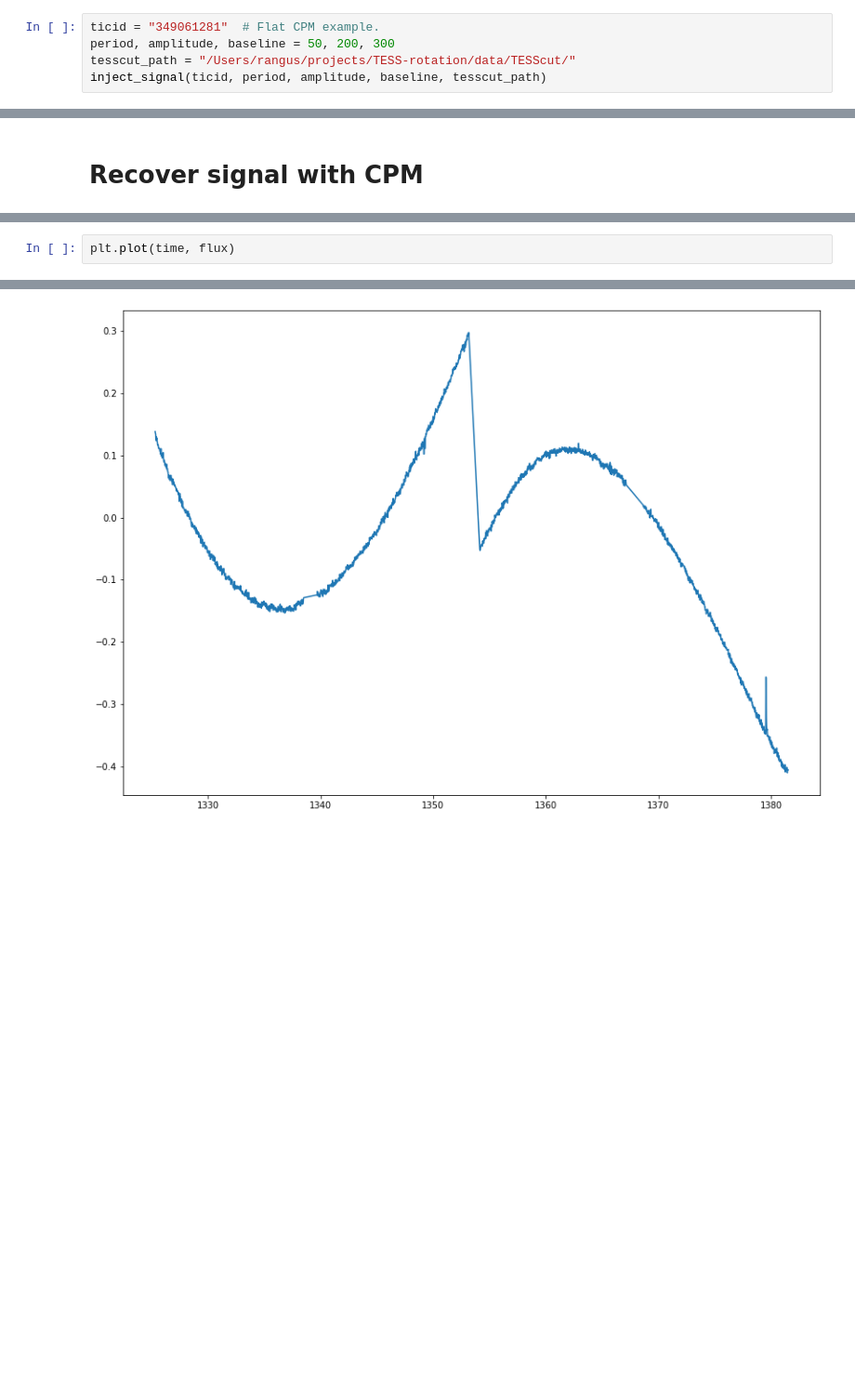
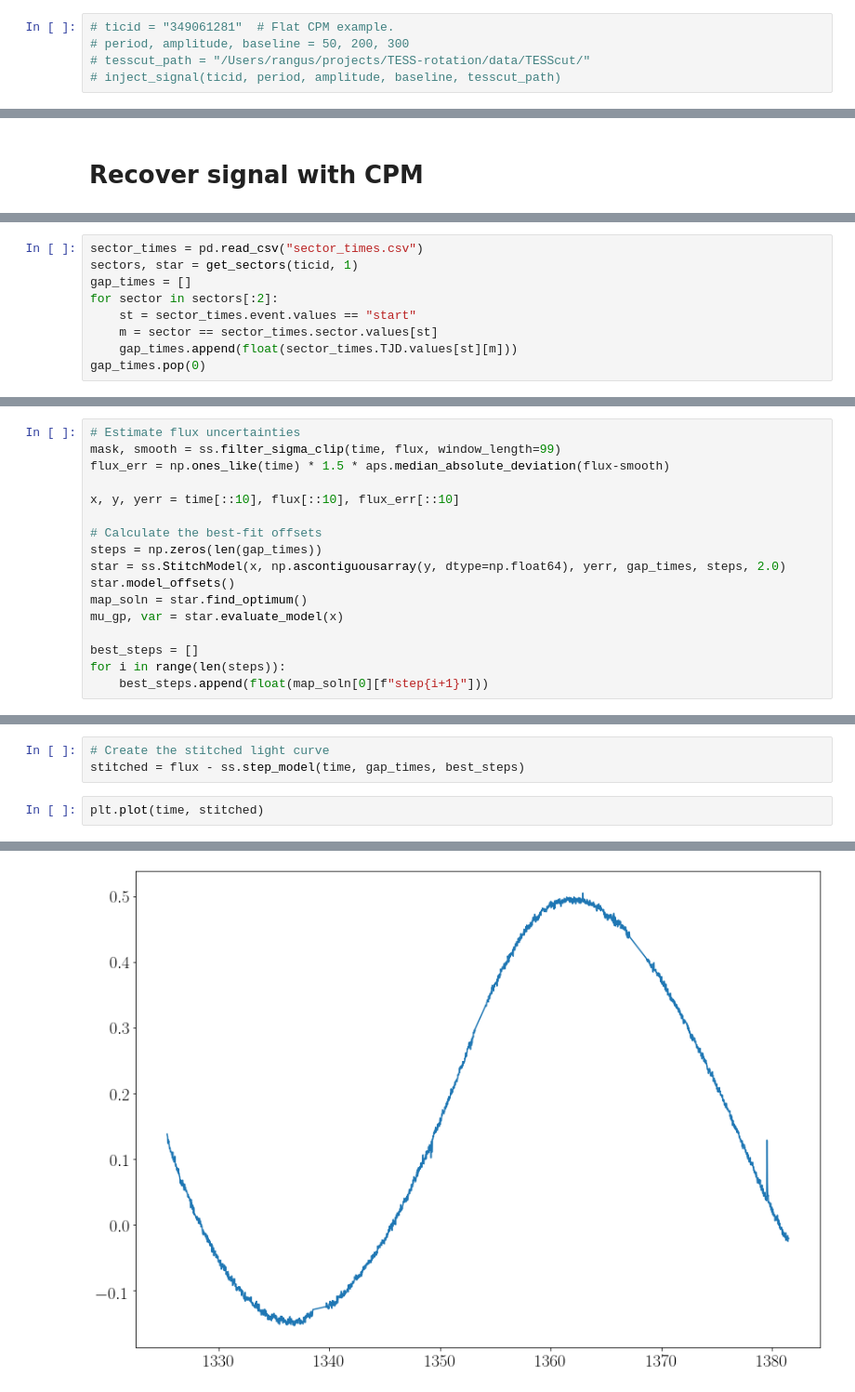
Before and after one commit to RuthAngus/TESS-rotation, a Jupyter notebook: code/notebooks/Injection_tests.ipynb, the cells around one changed output, grey strips where cells are left out. Shown at 93% size. Saved outputs shown, nothing was run; the diff lists cells and outputs as text; blank space fills up the shorter version.

Commit message:
adding stitching

```diff
--- a/code/notebooks/Injection_tests.ipynb
+++ b/code/notebooks/Injection_tests.ipynb
@@ -251,7 +258,7 @@ def inject_one_sector(ticid, sector, period, amplitude, baseline, sec, camera, c
     hdul.writeto(injection_filename)
     hdul.close()
 # %%
-ticid = "349061281"  # Flat CPM example.
-period, amplitude, baseline = 50, 200, 300
-tesscut_path = "/Users/rangus/projects/TESS-rotation/data/TESScut/"
-inject_signal(ticid, period, amplitude, baseline, tesscut_path)
+# ticid = "349061281"  # Flat CPM example.
+# period, amplitude, baseline = 50, 200, 300
+# tesscut_path = "/Users/rangus/projects/TESS-rotation/data/TESScut/"
+# inject_signal(ticid, period, amplitude, baseline, tesscut_path)
@@ -399,0 +367,9 @@ Summing over 1 x 2 pixel lightcurves
+# %%
+sector_times = pd.read_csv("sector_times.csv")
+sectors, star = get_sectors(ticid, 1)
+gap_times = []
+for sector in sectors[:2]:
+    st = sector_times.event.values == "start"
+    m = sector == sector_times.sector.values[st]
+    gap_times.append(float(sector_times.TJD.values[st][m]))
+gap_times.pop(0)
@@ -399,0 +385,17 @@ Summing over 1 x 2 pixel lightcurves
+# %%
+# Estimate flux uncertainties
+mask, smooth = ss.filter_sigma_clip(time, flux, window_length=99)
+flux_err = np.ones_like(time) * 1.5 * aps.median_absolute_deviation(flux-smooth)
+
+x, y, yerr = time[::10], flux[::10], flux_err[::10]
+
+# Calculate the best-fit offsets
+steps = np.zeros(len(gap_times))
+star = ss.StitchModel(x, np.ascontiguousarray(y, dtype=np.float64), yerr, gap_times, steps, 2.0)
+star.model_offsets()
+map_soln = star.find_optimum()
+mu_gp, var = star.evaluate_model(x)
+
+best_steps = []
+for i in range(len(steps)):
+    best_steps.append(float(map_soln[0][f"step{i+1}"]))
@@ -400,5 +407,8 @@ Summing over 1 x 2 pixel lightcurves
+# %%
+# Create the stitched light curve
+stitched = flux - ss.step_model(time, gap_times, best_steps)
 # %%
-plt.plot(time, flux)
+plt.plot(time, stitched)
 # %% [output]
 [<matplotlib.lines.Line2D at 0x...>]
-[figure, old version]
+[figure, new version]
```
Also changed, not shown: parts of 20 cells of this notebook.
